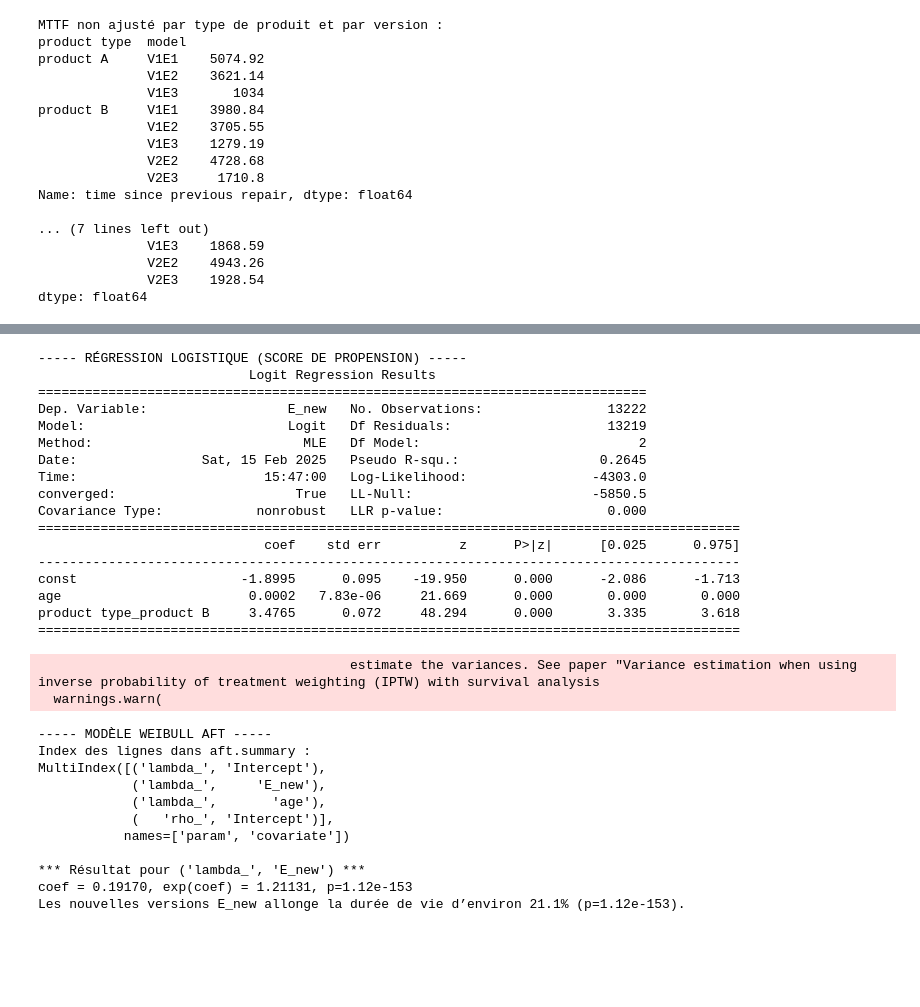
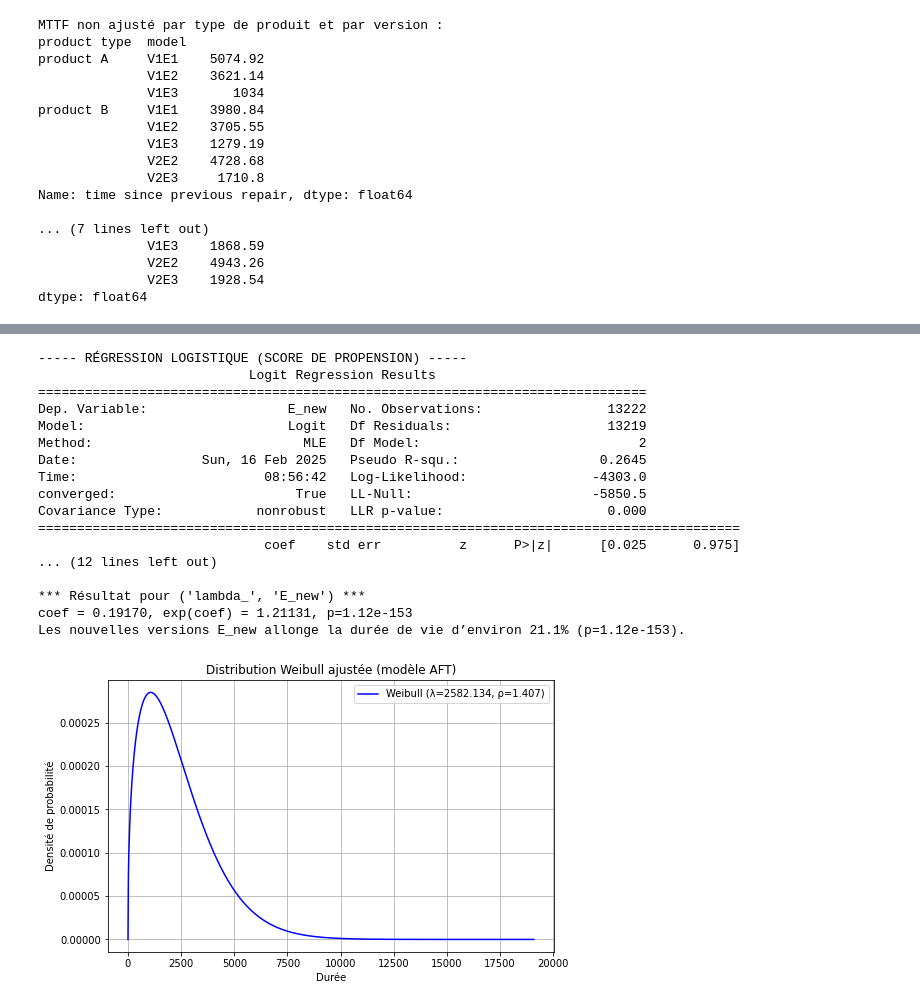
Before and after one commit to Eustache1999/DARR_Project, a Jupyter notebook: Project_II/Project2.ipynb, the cells around one changed output, grey strips where cells are left out. Drawn from its saved outputs; the diff is of its cells as text; code cells hidden in the pictures; blank space fills up the shorter version.

Commit message:
ajout des plots

```diff
--- a/Project_II/Project2.ipynb
+++ b/Project_II/Project2.ipynb
@@ -277,14 +276,13 @@ aft_cols = ['duration', 'event_observed', 'weight_ipw', 'E_new', 'age']
 aft_df = df[aft_cols].copy()
 
 aft = WeibullAFTFitter()
-aft.fit(
+test = aft.fit(
     df=aft_df,
     duration_col='duration',
     event_col='event_observed',
     weights_col='weight_ipw',
     formula="E_new + age"
 )
-
 print("----- MODÈLE WEIBULL AFT -----")
 #aft.print_summary(5)
 
@@ -335,30 +333,40 @@ else:
 Dep. Variable:                  E_new   No. Observations:                13222
 Model:                          Logit   Df Residuals:                    13219
 Method:                           MLE   Df Model:                            2
-Date:                Sat, 15 Feb 2025   Pseudo R-squ.:                  0.2645
-Time:                        15:47:00   Log-Likelihood:                -4303.0
+Date:                Sun, 16 Feb 2025   Pseudo R-squ.:                  0.2645
+Time:                        08:56:42   Log-Likelihood:                -4303.0
 converged:                       True   LL-Null:                       -5850.5
 Covariance Type:            nonrobust   LLR p-value:                     0.000
 ==========================================================================================
                              coef    std err          z      P>|z|      [0.025      0.975]
-------------------------------------------------------------------------------------------
-const                     -1.8995      0.095    -19.950      0.000      -2.086      -1.713
-age                        0.0002   7.83e-06     21.669      0.000       0.000       0.000
-product type_product B     3.4765      0.072     48.294      0.000       3.335       3.618
-==========================================================================================
+... (12 lines left out)
+
+*** Résultat pour ('lambda_', 'E_new') ***
+coef = 0.19170, exp(coef) = 1.21131, p=1.12e-153
+Les nouvelles versions E_new allonge la durée de vie d’environ 21.1% (p=1.12e-153).
-                                        estimate the variances. See paper "Variance estimation when using inverse probability of treatment weighting (IPTW) with survival analysis
-  warnings.warn(
------ MODÈLE WEIBULL AFT -----
-Index des lignes dans aft.summary :
-MultiIndex([('lambda_', 'Intercept'),
-            ('lambda_',     'E_new'),
-            ('lambda_',       'age'),
-            (   'rho_', 'Intercept')],
-           names=['param', 'covariate'])
-
-*** Résultat pour ('lambda_', 'E_new') ***
-coef = 0.19170, exp(coef) = 1.21131, p=1.12e-153
-Les nouvelles versions E_new allonge la durée de vie d’environ 21.1% (p=1.12e-153).
+# %%
+import matplotlib.pyplot as plt
+import numpy as np
+
+# Extraction des paramètres avec MultiIndex
+lambda_ = np.exp(aft.params_.loc[('lambda_', 'Intercept')])  # échelle (scale)
+rho = 1/aft.params_.loc[('rho_', 'Intercept')]             # forme (shape)
+
+# Génération de la distribution Weibull
+x = np.linspace(0, df['duration'].max(), 1000)
+weibull_pdf = (rho / lambda_) * (x / lambda_)**(rho - 1) * np.exp(- (x / lambda_)**rho)
+
+# Plot de la distribution
+plt.figure(figsize=(8, 5))
+plt.plot(x, weibull_pdf, label=f'Weibull (λ={lambda_:.3f}, ρ={rho:.3f})', color='blue')
+plt.xlabel('Durée')
+plt.ylabel('Densité de probabilité')
+plt.title('Distribution Weibull ajustée (modèle AFT)')
+plt.grid(True)
+plt.legend()
+plt.show()
+# %% [output]
+[figure, added]
 # %%
 import pandas as pd
 import numpy as np
```
Also changed, not shown: parts of 7 cells of this notebook.
